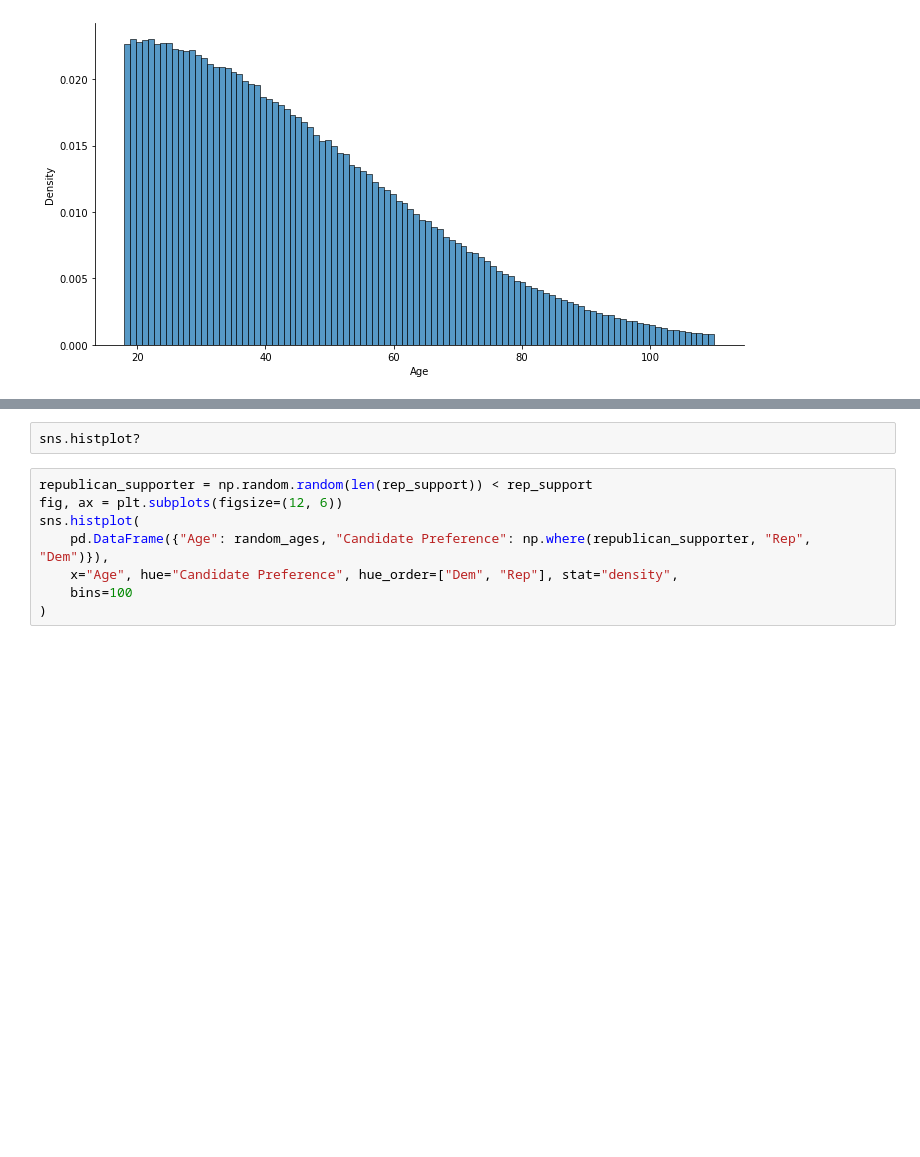
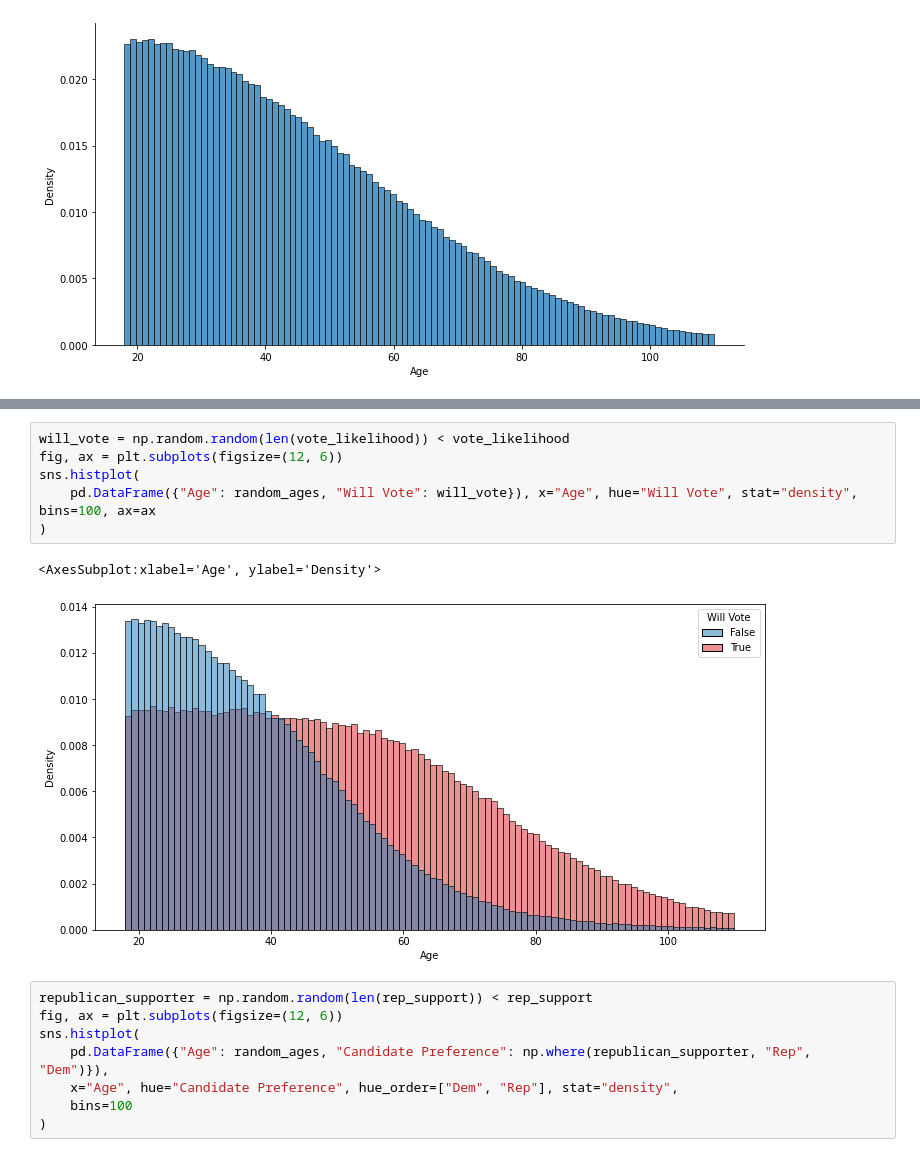
Before and after one commit to AndrewRook/polling_simulator, a Jupyter notebook: 2_demographics.ipynb, the cells around one changed output, grey strips where cells are left out. Cells and saved outputs as stored; diff of their text form; blank space fills up the shorter version.

```diff
--- a/2_demographics.ipynb
+++ b/2_demographics.ipynb
@@ -38,5 +43,12 @@ Text(0, 0.5, 'Fraction Supporting Republicans')
-# %%
-sns.histplot?
+# %%
+will_vote = np.random.random(len(vote_likelihood)) < vote_likelihood
+fig, ax = plt.subplots(figsize=(12, 6))
+sns.histplot(
+    pd.DataFrame({"Age": random_ages, "Will Vote": will_vote}), x="Age", hue="Will Vote", stat="density", bins=100, ax=ax
+)
+# %% [output]
+<AxesSubplot:xlabel='Age', ylabel='Density'>
+[figure, added]
 # %%
 republican_supporter = np.random.random(len(rep_support)) < rep_support
 fig, ax = plt.subplots(figsize=(12, 6))
```
Also changed, not shown: parts of 1 cell of this notebook.
